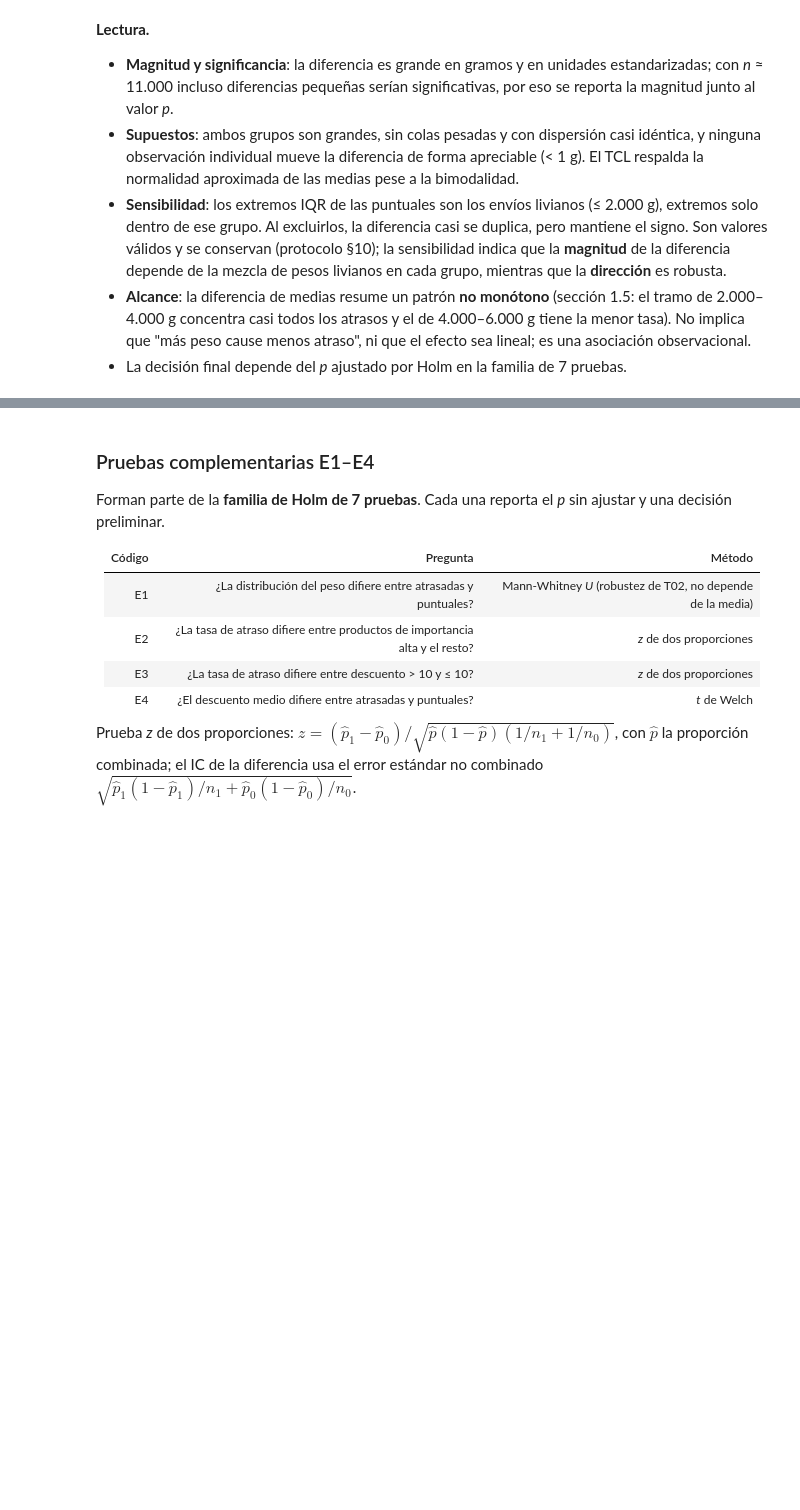
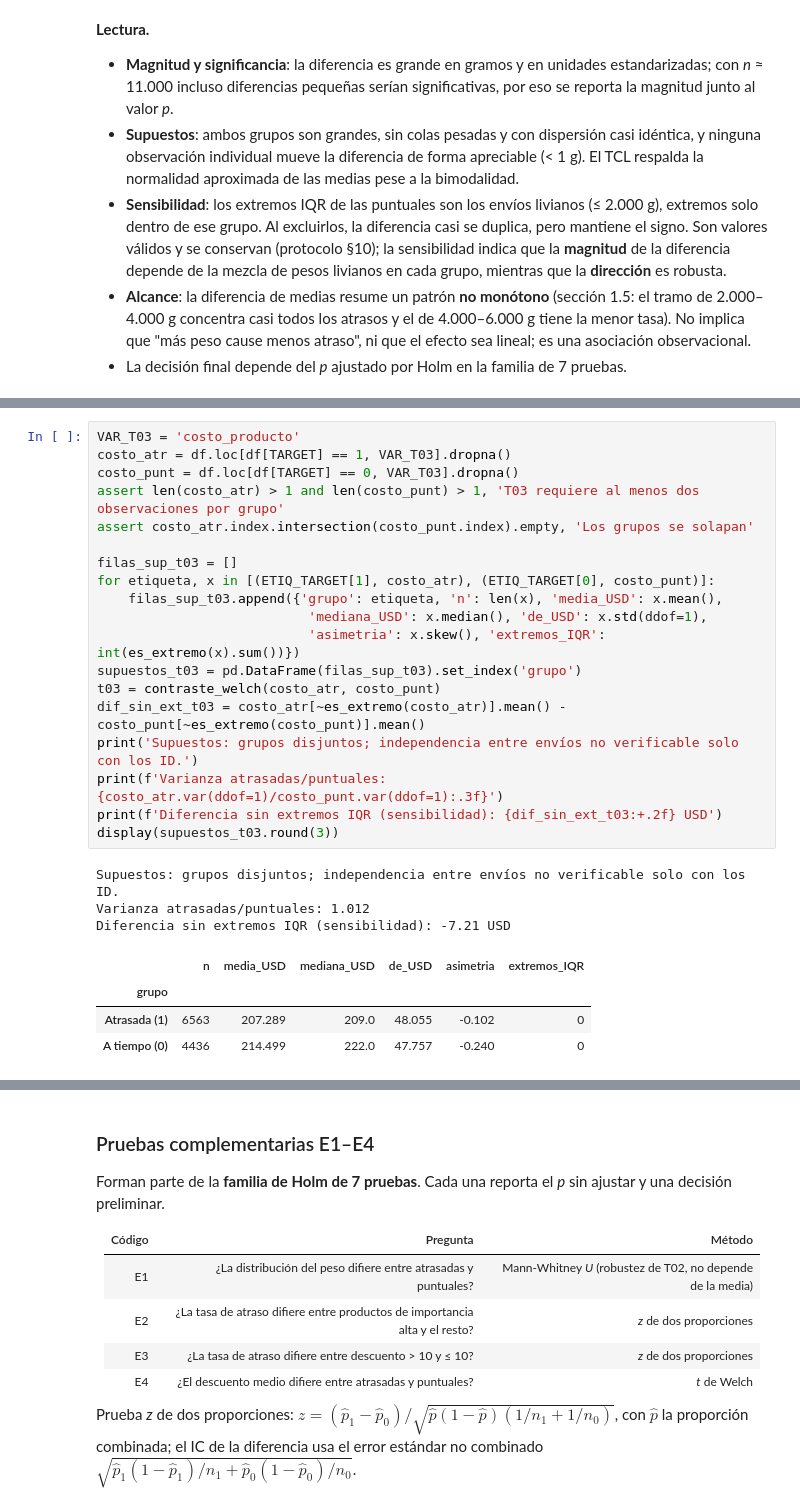
Before and after one commit to joserodriguezc/grupo_1_estadistica_computacional, a Jupyter notebook: notebooks/formativa_1.ipynb, the cells around one changed output, grey strips where cells are left out. Drawn from its saved outputs; the diff is of its cells as text; blank space fills up the shorter version.

```diff
--- a/notebooks/formativa_1.ipynb
+++ b/notebooks/formativa_1.ipynb
@@ -1131,0 +1189,27 @@ print(f"- Magnitud: d_av = {t02['d_av']:+.2f}, es decir, la diferencia equivale
+# %%
+VAR_T03 = 'costo_producto'
+costo_atr = df.loc[df[TARGET] == 1, VAR_T03].dropna()
+costo_punt = df.loc[df[TARGET] == 0, VAR_T03].dropna()
+assert len(costo_atr) > 1 and len(costo_punt) > 1, 'T03 requiere al menos dos observaciones por grupo'
+assert costo_atr.index.intersection(costo_punt.index).empty, 'Los grupos se solapan'
+
+filas_sup_t03 = []
+for etiqueta, x in [(ETIQ_TARGET[1], costo_atr), (ETIQ_TARGET[0], costo_punt)]:
+    filas_sup_t03.append({'grupo': etiqueta, 'n': len(x), 'media_USD': x.mean(),
+                           'mediana_USD': x.median(), 'de_USD': x.std(ddof=1),
+                           'asimetria': x.skew(), 'extremos_IQR': int(es_extremo(x).sum())})
+supuestos_t03 = pd.DataFrame(filas_sup_t03).set_index('grupo')
+t03 = contraste_welch(costo_atr, costo_punt)
+dif_sin_ext_t03 = costo_atr[~es_extremo(costo_atr)].mean() - costo_punt[~es_extremo(costo_punt)].mean()
+print('Supuestos: grupos disjuntos; independencia entre envíos no verificable solo con los ID.')
+print(f'Varianza atrasadas/puntuales: {costo_atr.var(ddof=1)/costo_punt.var(ddof=1):.3f}')
+print(f'Diferencia sin extremos IQR (sensibilidad): {dif_sin_ext_t03:+.2f} USD')
+display(supuestos_t03.round(3))
+# %% [output]
+Supuestos: grupos disjuntos; independencia entre envíos no verificable solo con los ID.
+Varianza atrasadas/puntuales: 1.012
+Diferencia sin extremos IQR (sensibilidad): -7.21 USD
+|  | n | media_USD | mediana_USD | de_USD | asimetria | extremos_IQR |
+| grupo |  |  |  |  |  |  |
+| Atrasada (1) | 6563 | 207.289 | 209.0 | 48.055 | -0.102 | 0 |
+| A tiempo (0) | 4436 | 214.499 | 222.0 | 47.757 | -0.240 | 0 |
```
Also changed, not shown: parts of 27 cells of this notebook, 21 other files.
